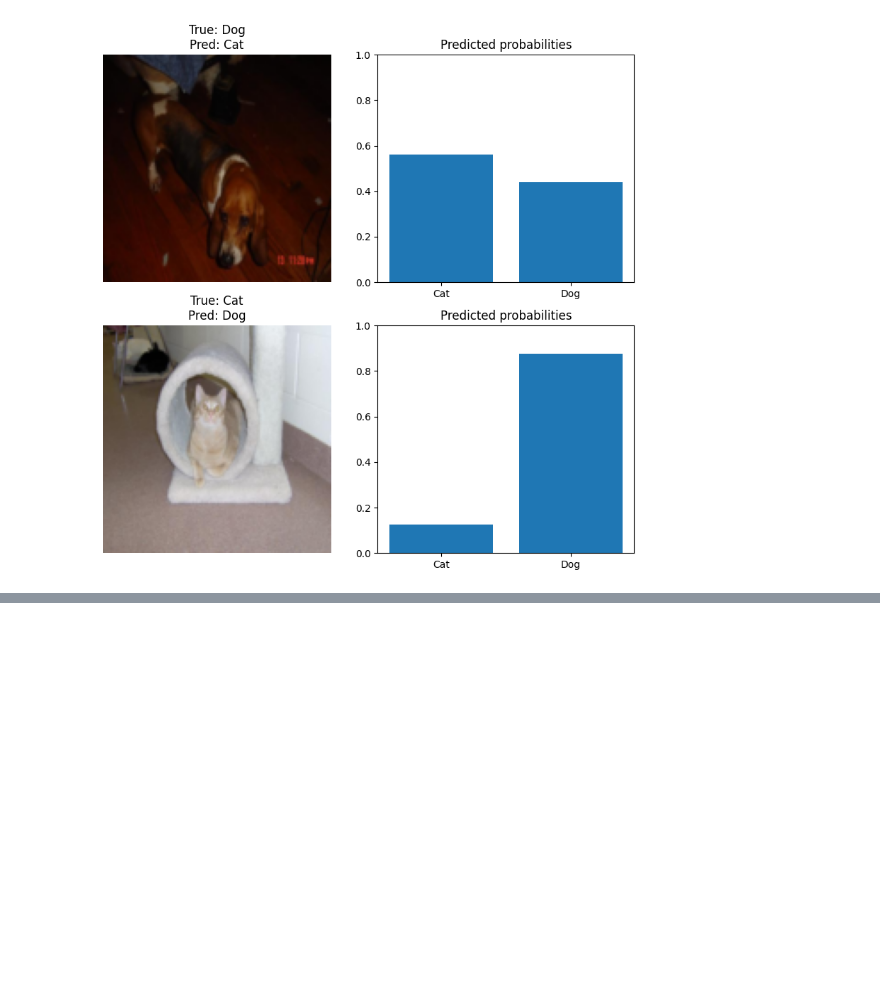
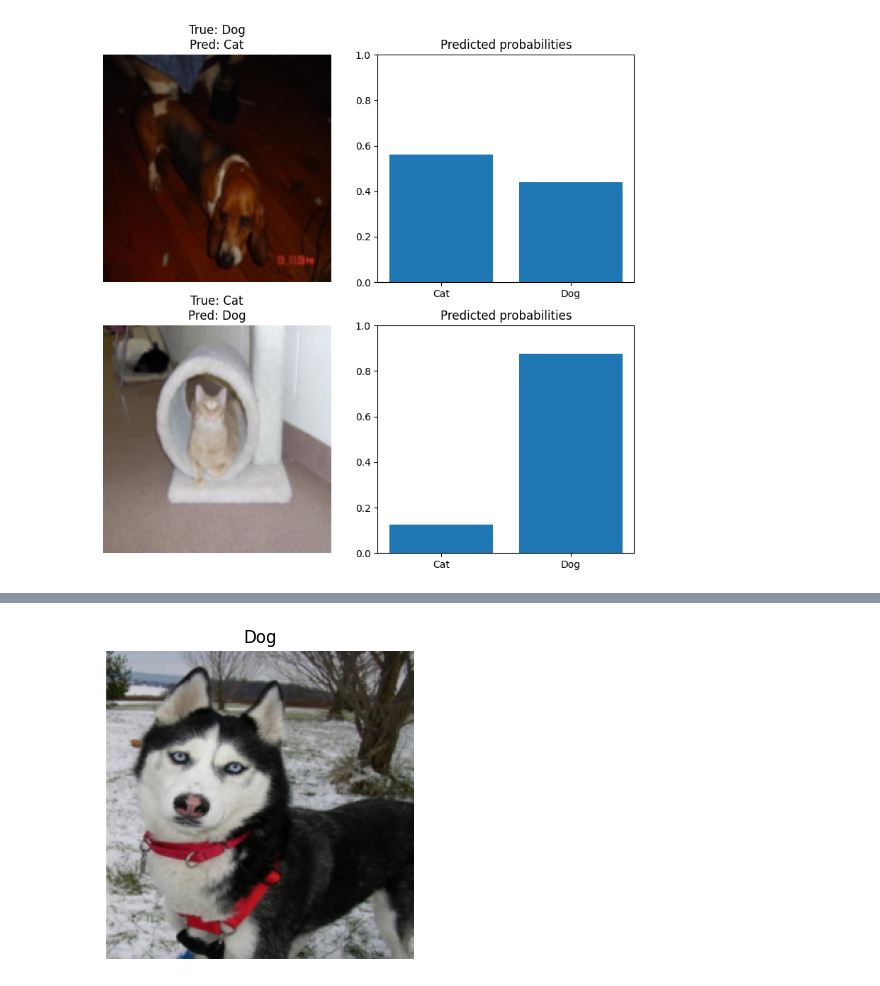
Before and after one commit to aadupuy/cats_vs_dogs, a Jupyter notebook: cats_vs_dogs.ipynb, the cells around one changed output, grey strips where cells are left out. Saved outputs shown, nothing was run; the diff lists cells and outputs as text; code cells hidden in the pictures; blank space fills up the shorter version.

```diff
--- a/cats_vs_dogs.ipynb
+++ b/cats_vs_dogs.ipynb
@@ -853,0 +861,30 @@ This project demonstrates the importance of CNN architectures and data augmentat
+# %%
+# ResNet18 expects 224x224 images and ImageNet normalization, so we need to adjust our transforms accordingly
+image_size = 224
+
+train_transform_tl = transforms.Compose([
+    transforms.RandomResizedCrop(image_size, scale=(0.8, 1.0)),
+    transforms.RandomHorizontalFlip(),
+    transforms.ToTensor(),
+    transforms.Normalize(
+        mean=[0.485, 0.456, 0.406],
+        std=[0.229, 0.224, 0.225]
+    )
+])
+
+val_test_transform_tl = transforms.Compose([
+    transforms.Resize((image_size, image_size)),
+    transforms.ToTensor(),
+    transforms.Normalize(
+        mean=[0.485, 0.456, 0.406],
+        std=[0.229, 0.224, 0.225]
+    )
+])
+# %%
+# Rebuild the datasets with the new transforms for transfer learning using the same split indices to ensure consistency
+full_dataset_train_tl = datasets.ImageFolder(data_dir, transform=train_transform_tl)
+full_dataset_eval_tl = datasets.ImageFolder(data_dir, transform=val_test_transform_tl)
+
+train_dataset_tl = Subset(full_dataset_train_tl, train_indices)
+val_dataset_tl = Subset(full_dataset_eval_tl, val_indices)
+test_dataset_tl = Subset(full_dataset_eval_tl, test_indices)
@@ -853,0 +898,17 @@ This project demonstrates the importance of CNN architectures and data augmentat
+# %%
+# Visualize a sample from the transfer learning dataset to verify the new transforms
+def unnormalize(image): # unnormalize the image for visualization (since we normalized it for ResNet)
+    mean = torch.tensor([0.485, 0.456, 0.406]).view(3, 1, 1)
+    std = torch.tensor([0.229, 0.224, 0.225]).view(3, 1, 1)
+    return image * std + mean
+
+image, label = train_dataset_tl[0]
+image_vis = unnormalize(image).permute(1, 2, 0).numpy()
+
+plt.figure(figsize=(4,4))
+plt.imshow(image_vis.clip(0, 1))
+plt.title(full_dataset_train_tl.classes[label])
+plt.axis("off")
+plt.show()
+# %% [output]
+[figure, added]
```
Also changed, not shown: parts of 15 cells of this notebook.
